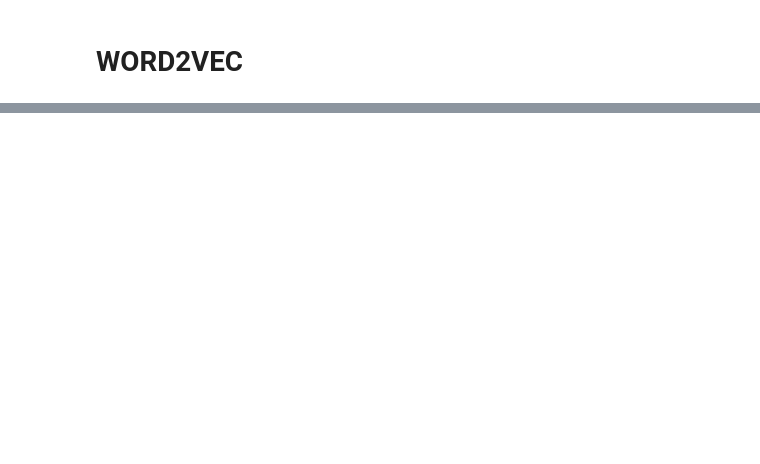
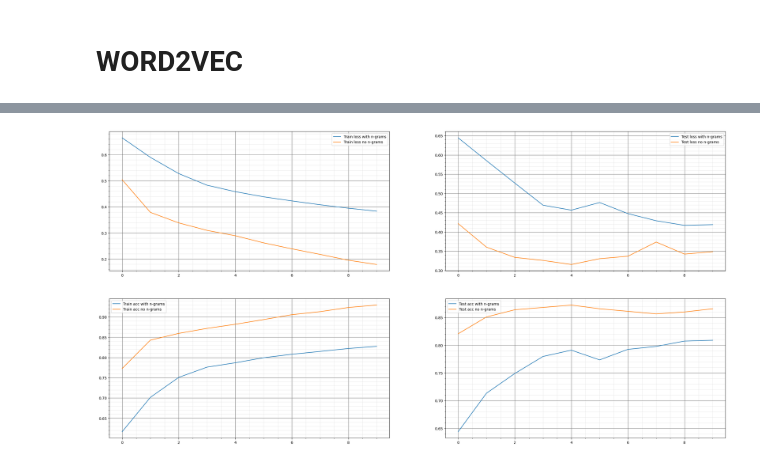
Before and after one commit to Argen7umCode/green_atom, a Jupyter notebook: notebooks/baseline.ipynb, the cells around one changed output, grey strips where cells are left out. Saved outputs shown, nothing was run; the diff lists cells and outputs as text; code cells hidden in the pictures; blank space fills up the shorter version.

Commit message:
models with n-grams learning worse then without

```diff
--- a/notebooks/baseline.ipynb
+++ b/notebooks/baseline.ipynb
@@ -283,8 +247,8 @@ w2v_model = Word2Vec(sentences=corpus, vector_size=embed_dim, window=3, min_coun
 # %%
-w2v_matrix = np.zeros((one_hot_vector_lenth, embed_dim))
+w2v_matrix = np.zeros((length, embed_dim))
 for index, word in enumerate(sorted(w2v_model.wv.index_to_key), 1):
     vec = torch.FloatTensor(w2v_model.wv.get_vector(word)).view((embed_dim))
-
+    print(index)
     w2v_matrix[index] = vec
 # %%
 def split_data(data, labels, test_size=0.2, random_state=None):
@@ -315,9 +281,9 @@ labels = np.array(df['target'] > 5).astype(int)
 
 train_data, test_data, train_labels, test_labels = split_data(data[:], labels[:], test_size=0.2, random_state=42)
 # %%
-batch_size = 32
-hidden_dim1 = 300
-hidden_dim2 = 100
+batch_size = 128
+hidden_dim = 200
+num_layers = 1
 output_labels = 1
 n_epochs = 10
 learning_rate = 0.001
@@ -344,7 +310,7 @@ class BinaryTextClassifier(nn.Module):
         return output
 # %%
 device = torch.device("cuda:0" if torch.cuda.is_available() else "cpu")
-model = BinaryTextClassifier(w2v_matrix, hidden_dim=500, num_layers=4, output_labels=1)
+model = BinaryTextClassifier(w2v_matrix, hidden_dim=hidden_dim, num_layers=num_layers, output_labels=output_labels)
 model = model.to(device)
 
 
@@ -463,9 +443,9 @@ for num_layers in [1, 2, 3, 4]:
         criterion = nn.BCEWithLogitsLoss()
         optimizer = torch.optim.Adam(model.parameters(), lr=learning_rate)
         history = loop(model, optimizer, criterion, train_dataloader, test_dataloader, n_epochs)
-        torch.save(model.state_dict(), f'../model/test{hidden_dim} {num_layers} {batch_size}.pt')
+        torch.save(model.state_dict(), f'../model/n_grams_test{hidden_dim} {num_layers} {batch_size}.pt')
 
-        with open(f'history{hidden_dim} {num_layers} {batch_size}.json', 'w', encoding='utf-8') as file:
+        with open(f'n_grams_history{hidden_dim} {num_layers} {batch_size}.json', 'w', encoding='utf-8') as file:
             json.dump(history, file, ensure_ascii=False, indent=4)
         del model
 # %%
@@ -502,3 +482,7 @@ def make_plots(histories):
         #         data = nltk.flatten(data)
         #         ax.plot(data, label=f"{stage} {'loss' if i == 0 else 'acc'}")
         #     ax.legend()
+# %%
+make_plots({'with n-grams' : history, 'no n-grams' : histories['200 1 32']} )
+# %% [output]
+[figure, added]
```
Also changed, not shown: parts of 23 cells of this notebook, 2 other files.
